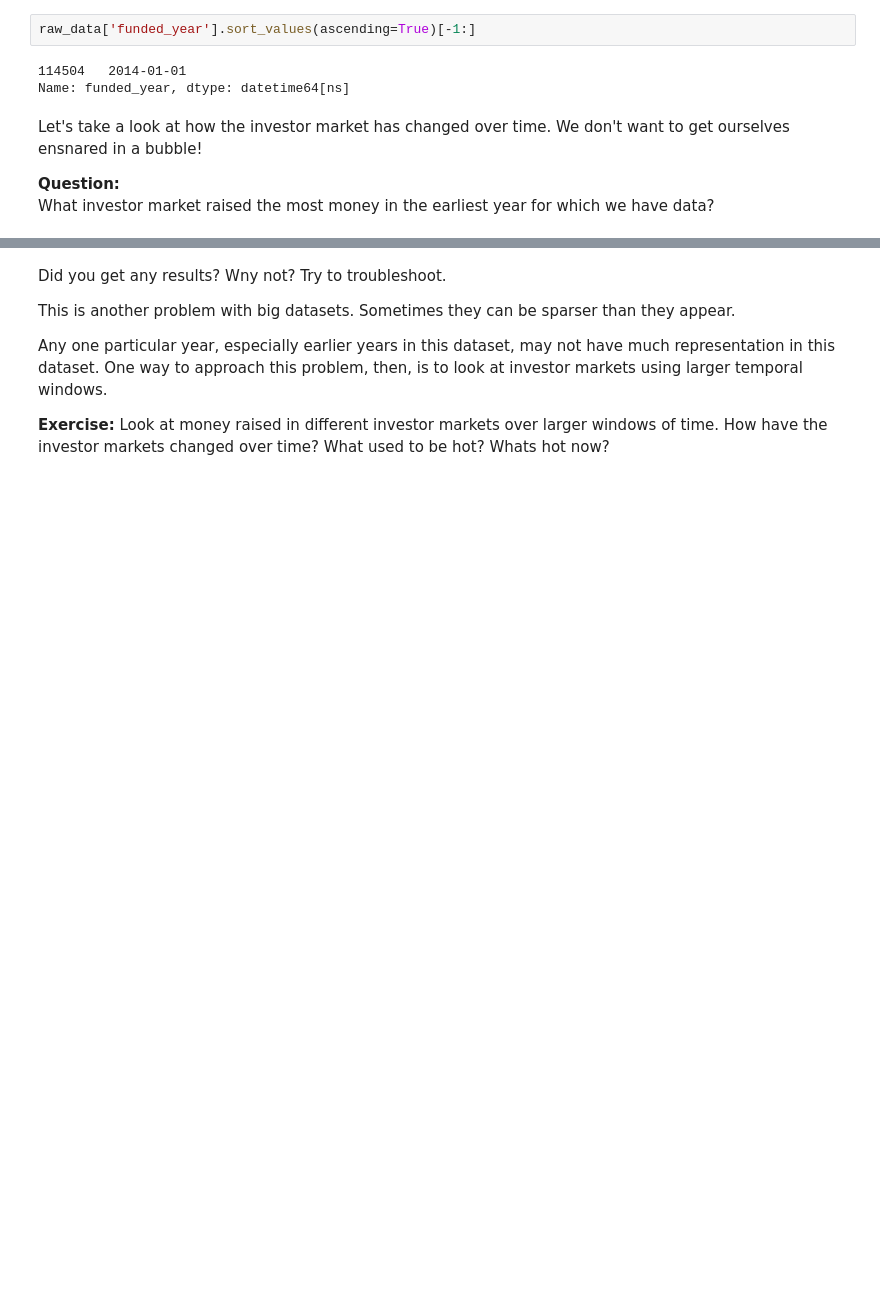
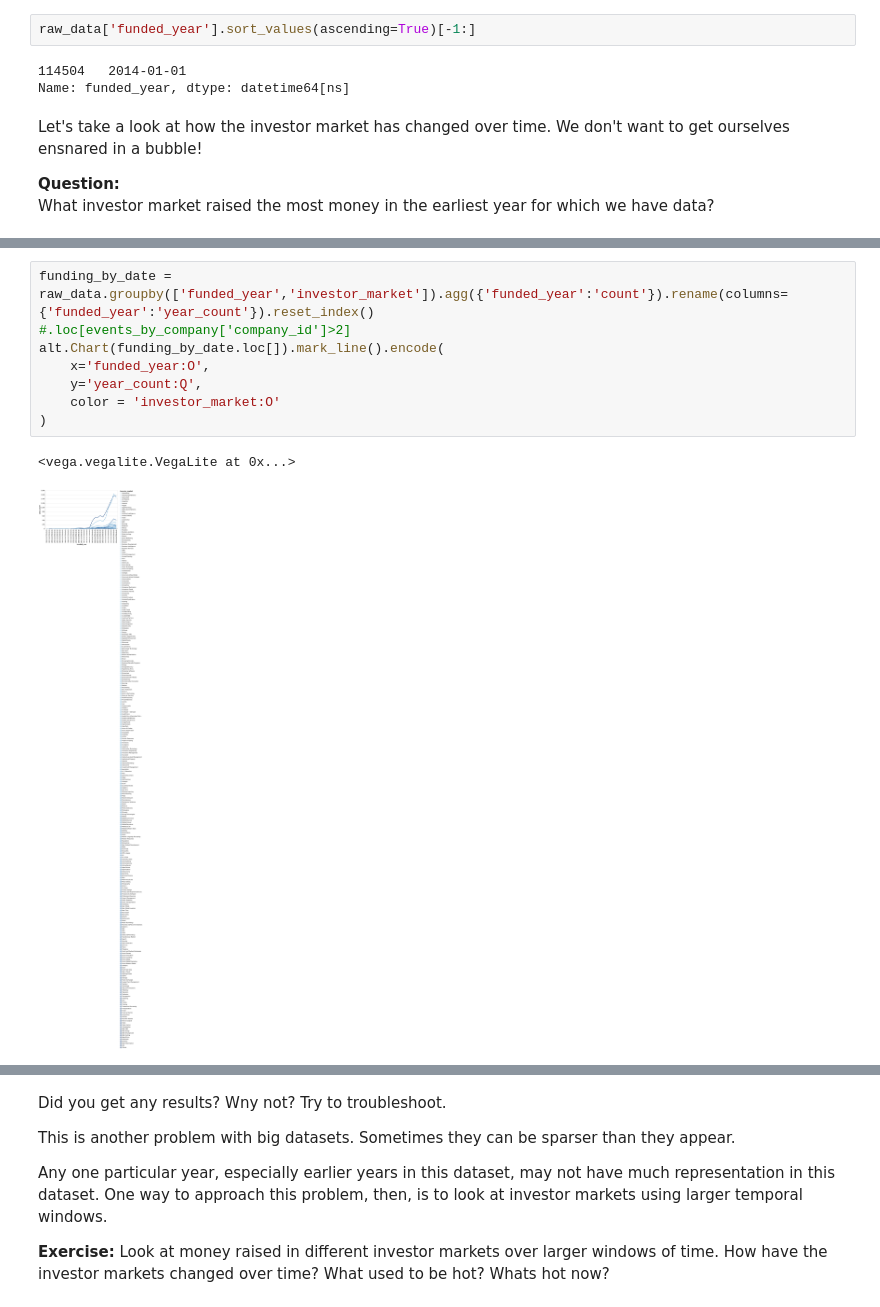
Before and after one commit to TopQuirk67/insightchallenges, a Jupyter notebook: Patrick's Pandas/Patricks Pandas Paired Programming Workshop.ipynb, the cells around one changed output, grey strips where cells are left out. Saved outputs shown, nothing was run; the diff lists cells and outputs as text; blank space fills up the shorter version.

```diff
--- a/Patrick's Pandas/Patricks Pandas Paired Programming Workshop.ipynb
+++ b/Patrick's Pandas/Patricks Pandas Paired Programming Workshop.ipynb
@@ -485,0 +488,11 @@ funded_year investor_market
+# %%
+funding_by_date = raw_data.groupby(['funded_year','investor_market']).agg({'funded_year':'count'}).rename(columns={'funded_year':'year_count'}).reset_index()
+#.loc[events_by_company['company_id']>2]
+alt.Chart(funding_by_date.loc[]).mark_line().encode(
+    x='funded_year:O',
+    y='year_count:Q',
+    color = 'investor_market:O'
+)
+# %% [output]
+<vega.vegalite.VegaLite at 0x...>
+[figure, added]
```
Also changed, not shown: parts of 4 cells of this notebook, 6 other files.
